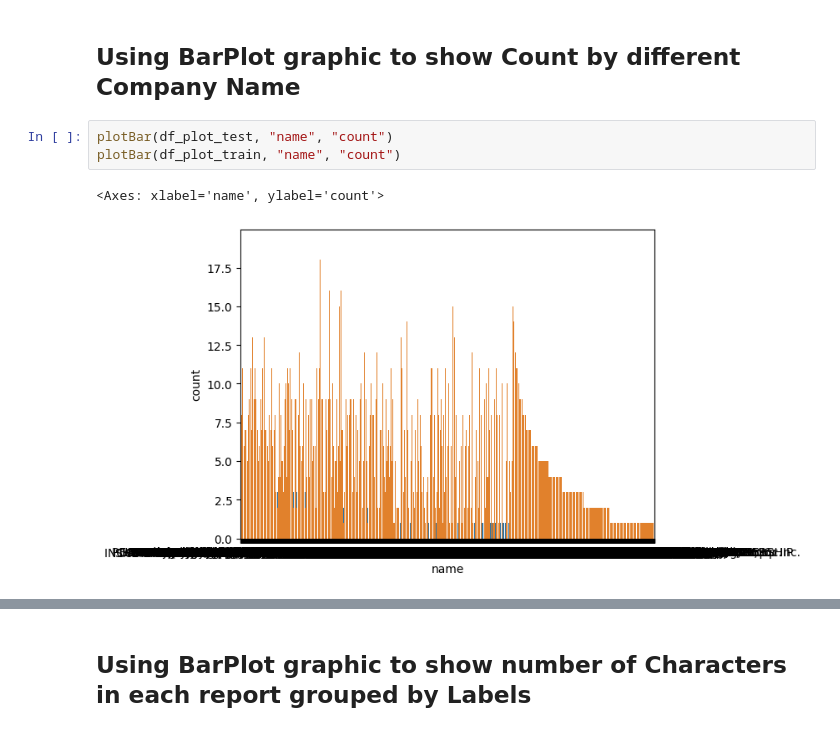
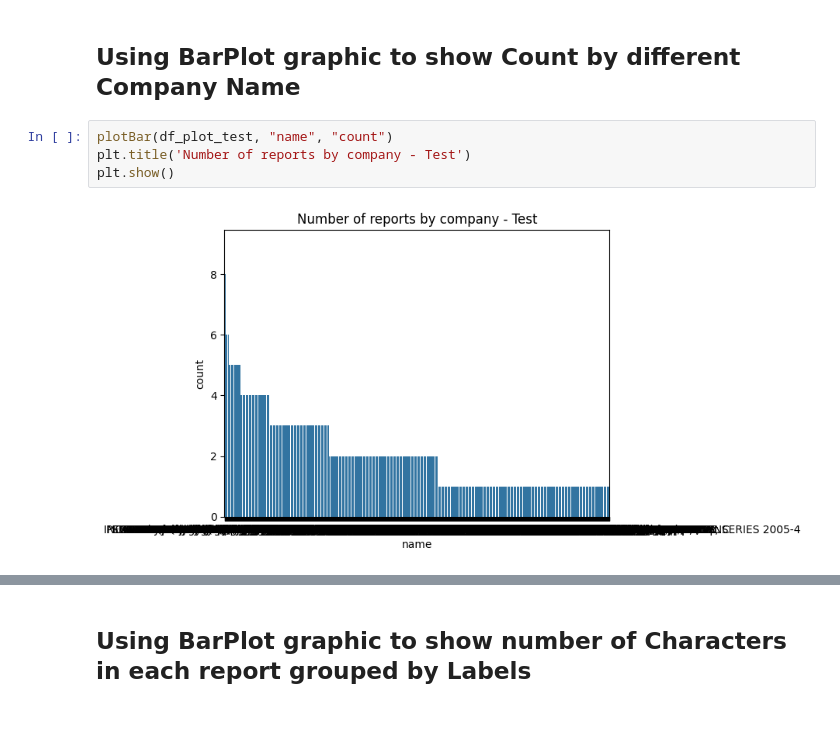
Before and after one commit to fjpiedade/abd-final-project, a Jupyter notebook: 2_data_analysis.ipynb, the cells around one changed output, grey strips where cells are left out. Saved outputs shown, nothing was run; the diff lists cells and outputs as text.

```diff
--- a/2_data_analysis.ipynb
+++ b/2_data_analysis.ipynb
@@ -143,9 +149,9 @@ df_plot_train.show()
 only showing top 20 rows
 # %% [markdown]
 ## Using BarPlot graphic to show Count by different Company Name
-# %%
-plotBar(df_plot_test, "name", "count")
-plotBar(df_plot_train, "name", "count")
-# %% [output]
-<Axes: xlabel='name', ylabel='count'>
-[figure, removed]
+# %%
+plotBar(df_plot_test, "name", "count")
+plt.title('Number of reports by company - Test')
+plt.show()
+# %% [output]
+[figure, added]
```
Also changed, not shown: parts of 11 cells of this notebook.
